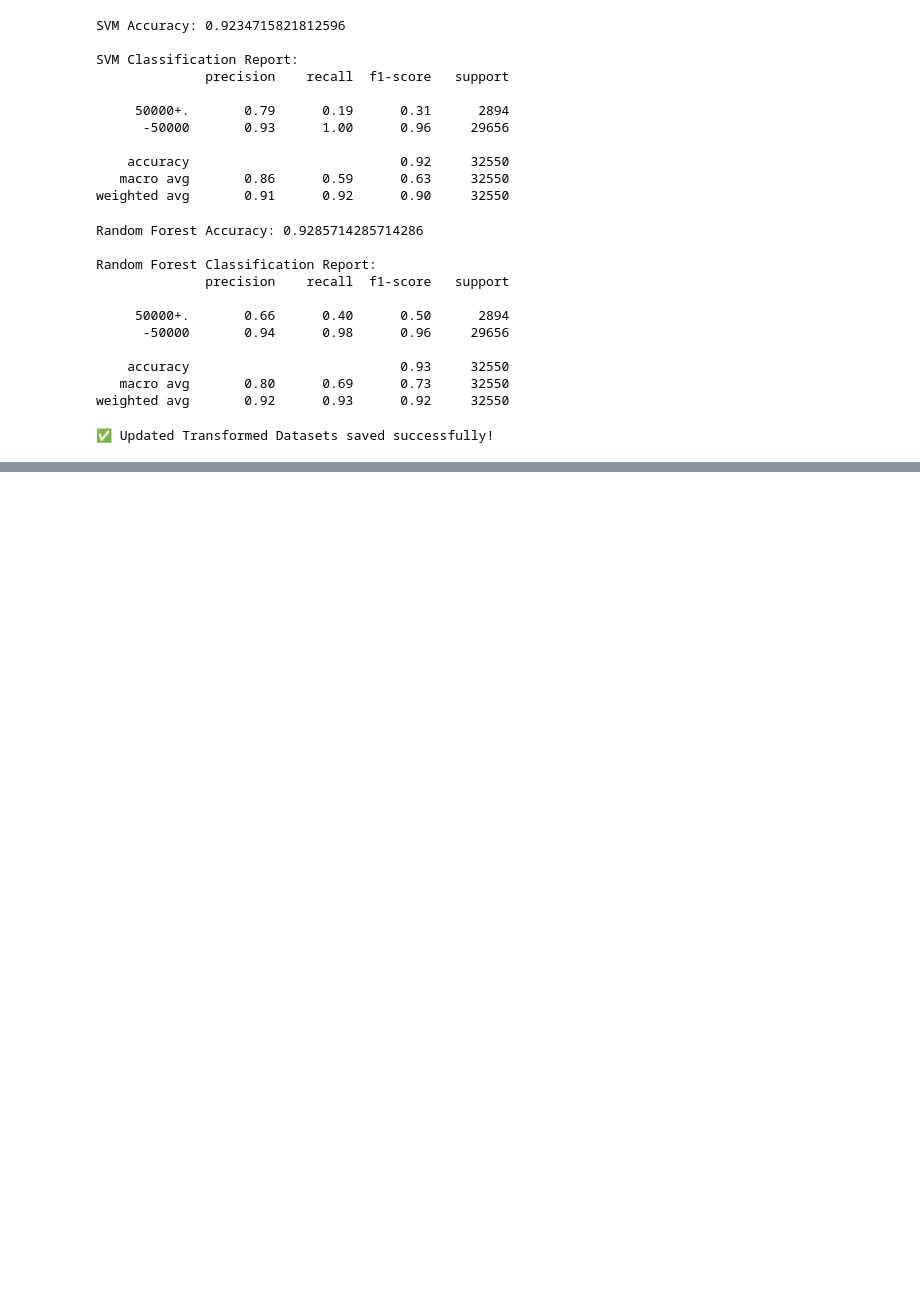
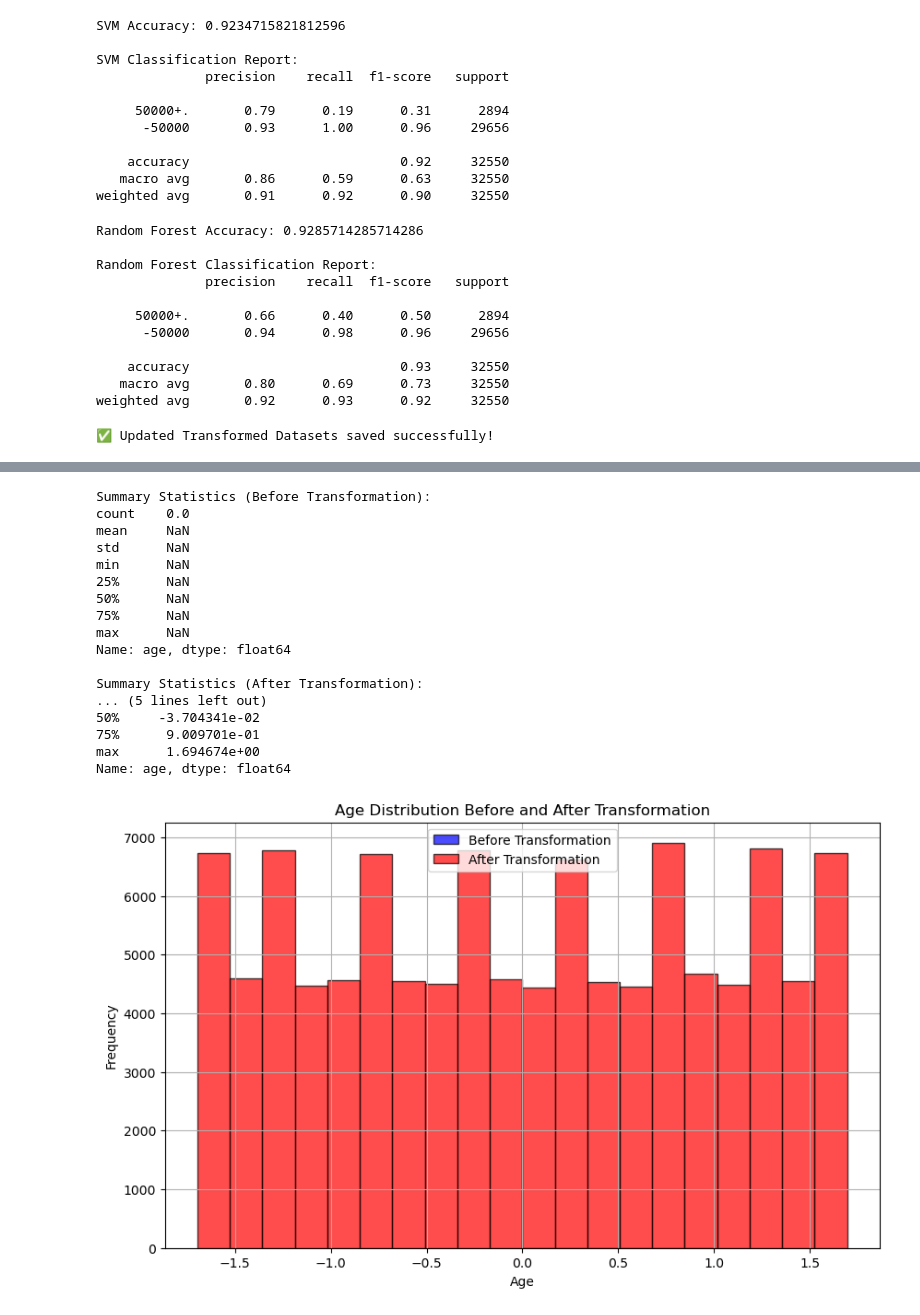
Before and after one commit to AdeelShakir90/ML_Project, a Jupyter notebook: KDD dataset.ipynb, the cells around one changed output, grey strips where cells are left out. Cells and saved outputs as stored; diff of their text form; code cells hidden in the pictures; blank space fills up the shorter version.

```diff
--- a/KDD dataset.ipynb
+++ b/KDD dataset.ipynb
@@ -543,0 +775,5 @@ print("✅ Updated Transformed Datasets saved successfully!")
+# %%
+# Identify columns with missing values in test dataset
+missing_cols = test_df.isnull().sum()
+missing_cols = missing_cols[missing_cols > 0]
+print("Columns with missing values in test dataset:\n", missing_cols)
@@ -543,0 +828,12 @@ print("✅ Updated Transformed Datasets saved successfully!")
+# %%
+from sklearn.preprocessing import StandardScaler
+
+# Identify numerical columns
+num_cols = train_df.select_dtypes(include=["int64", "float64"]).columns
+
+# Apply Standard Scaling
+scaler = StandardScaler()
+train_df[num_cols] = scaler.fit_transform(train_df[num_cols])
+test_df[num_cols] = scaler.transform(test_df[num_cols])  # Use same scaler for test
+
+print("\n✅ Features successfully standardized.")
@@ -543,0 +900,52 @@ print("✅ Updated Transformed Datasets saved successfully!")
+# %%
+import matplotlib.pyplot as plt
+import seaborn as sns
+
+# Check if 'age' column exists in both datasets
+if "age" not in train_df.columns:
+    raise ValueError("Error: 'age' column is missing in train_df!")
+
+# Debugging: Check summary statistics
+print("Summary Statistics (Before Transformation):")
+print(original_train_df["age"].describe())
+
+print("\nSummary Statistics (After Transformation):")
+print(train_df["age"].describe())
+
+# Plot age distribution before and after transformation
+plt.figure(figsize=(10, 6))
+
+# Before transformation
+plt.hist(original_train_df["age"].dropna(), bins=20, alpha=0.7, label="Before Transformation", color="blue", edgecolor="black")
+
+# After transformation
+plt.hist(train_df["age"].dropna(), bins=20, alpha=0.7, label="After Transformation", color="red", edgecolor="black")
+
+plt.xlabel("Age")
+plt.ylabel("Frequency")
+plt.title("Age Distribution Before and After Transformation")
+plt.legend()
+plt.grid(True)
+
+# Save and show plot
+plt.savefig("age_distribution_fixed.png", dpi=300)
+plt.show()
+# %% [output]
+Summary Statistics (Before Transformation):
+count    0.0
+mean     NaN
+std      NaN
+min      NaN
+25%      NaN
+50%      NaN
+75%      NaN
+max      NaN
+Name: age, dtype: float64
+
+Summary Statistics (After Transformation):
+... (5 lines left out)
+50%     -3.704341e-02
+75%      9.009701e-01
+max      1.694674e+00
+Name: age, dtype: float64
+[figure, added]
```
Also changed, not shown: parts of 17 cells of this notebook.
